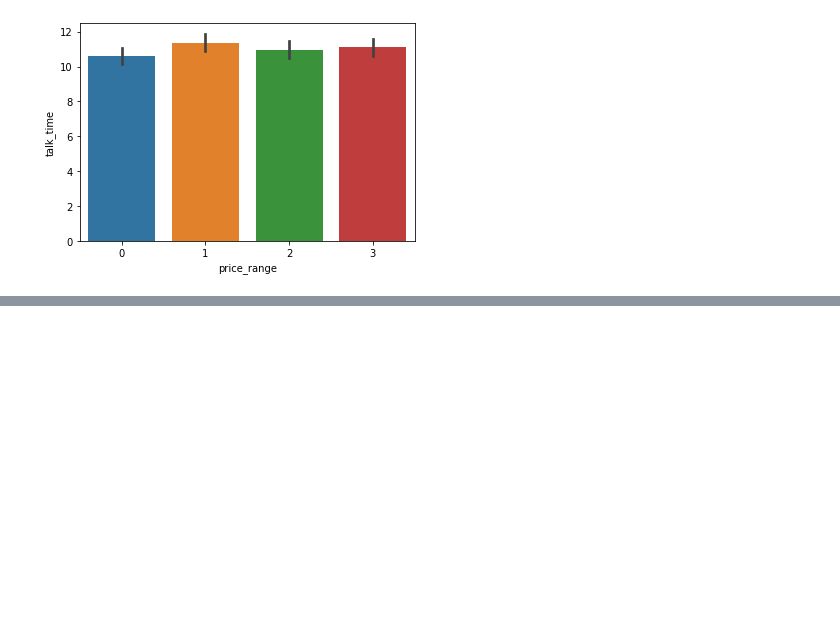
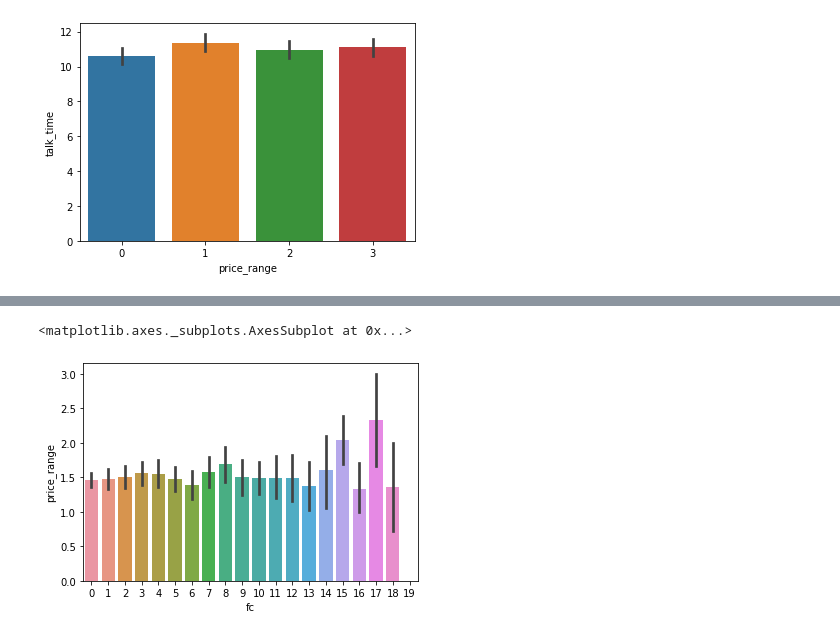
Before and after one commit to KrishnaDesai16/CellphonePriceRange, a Jupyter notebook: CellphonePriceRange.ipynb, the cells around one changed output, grey strips where cells are left out. Cells and saved outputs as stored; diff of their text form; code cells hidden in the pictures; blank space fills up the shorter version.

```diff
--- a/CellphonePriceRange.ipynb
+++ b/CellphonePriceRange.ipynb
@@ -293,0 +303,5 @@ sb.barplot(df['price_range'],df['talk_time'])
+# %%
+sb.barplot(df['fc'],df['price_range'])
+# %% [output]
+<matplotlib.axes._subplots.AxesSubplot at 0x...>
+[figure, added]
```
Also changed, not shown: parts of 5 cells of this notebook.
